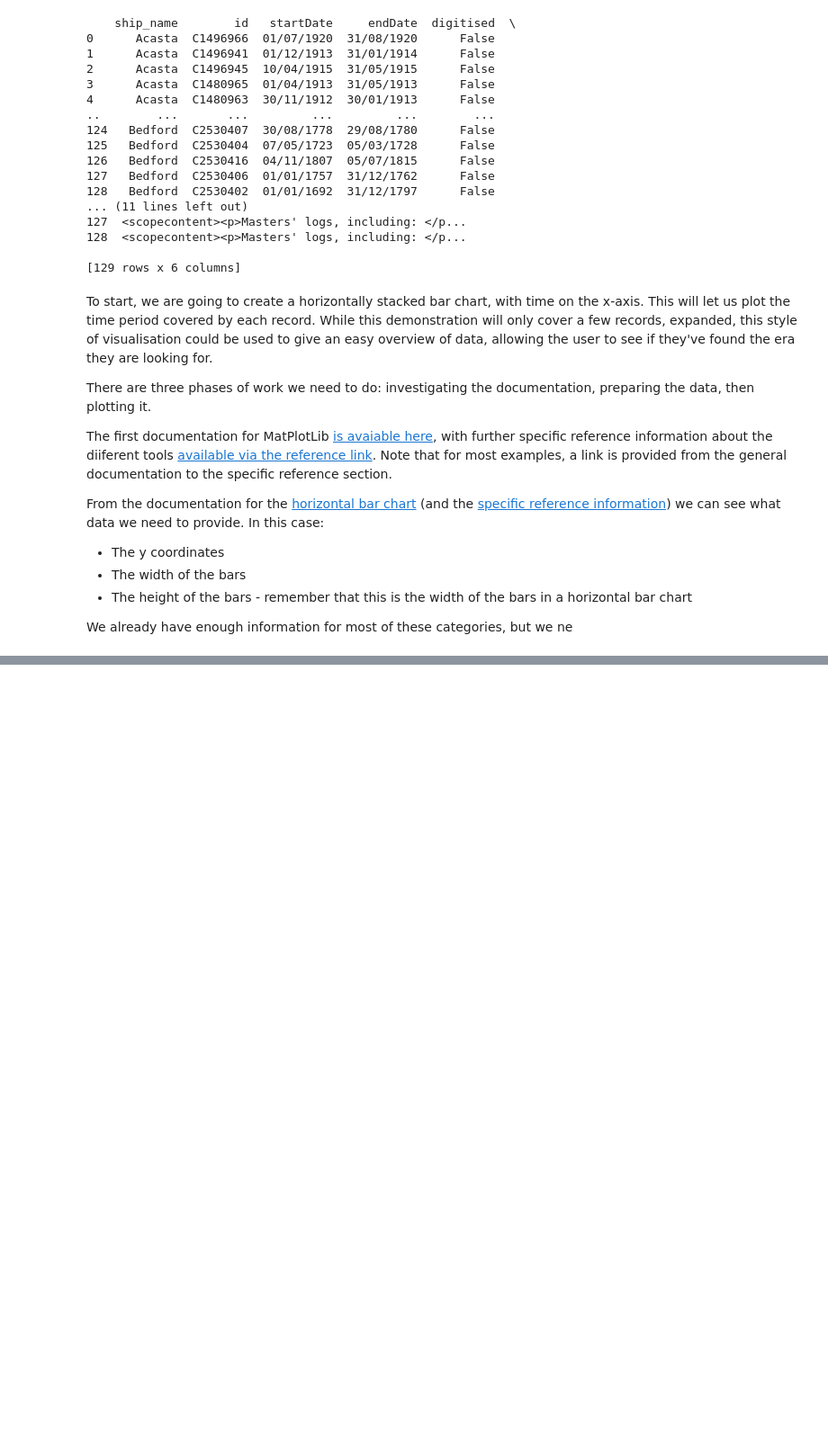
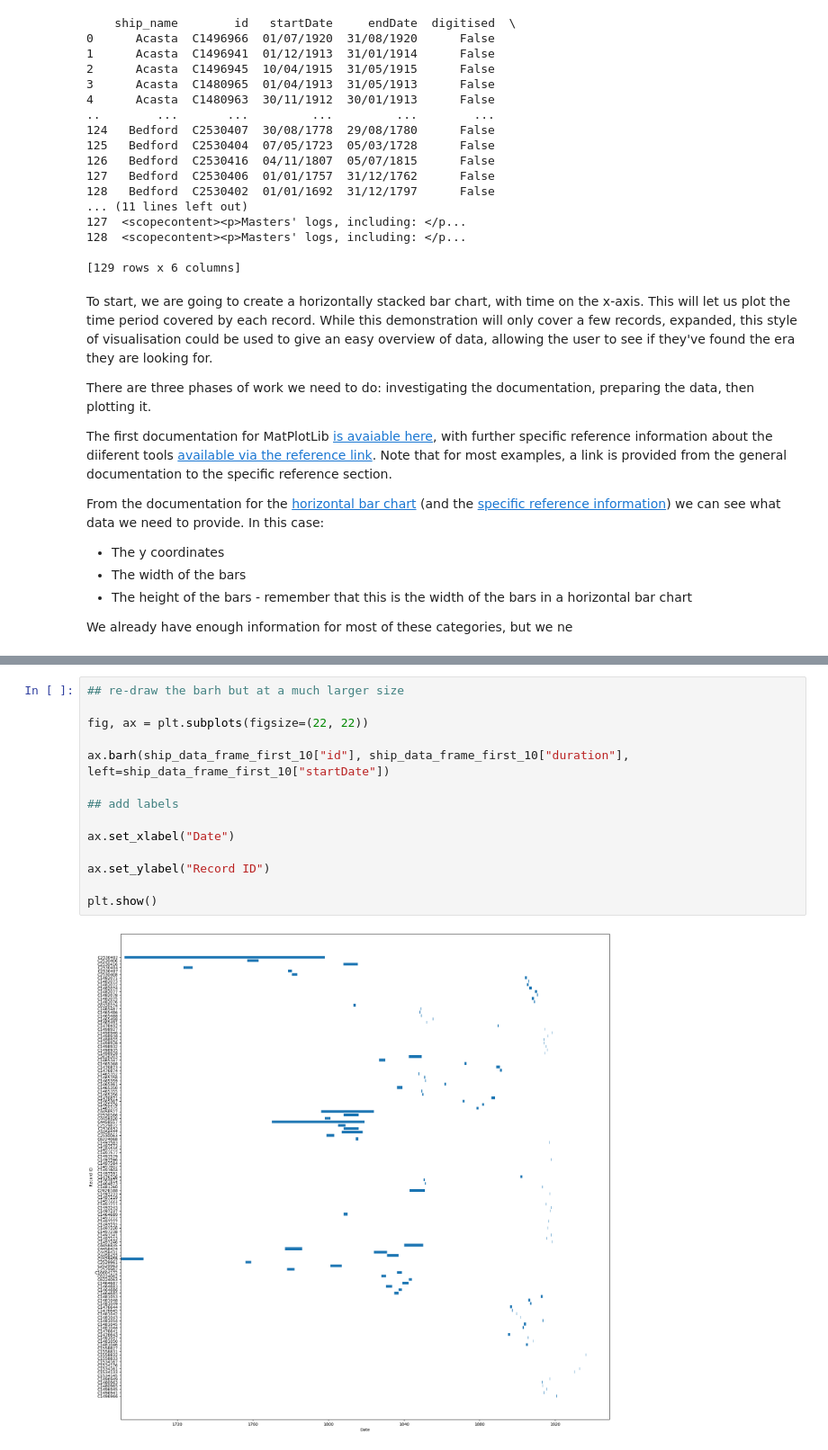
Before and after one commit to rae-drt/tna-exploratory-notebooks, a Jupyter notebook: 3-visualising-results.ipynb, the cells around one changed output, grey strips where cells are left out. Shown at 90% size. Cells and saved outputs as stored; diff of their text form; blank space fills up the shorter version.

```diff
--- a/3-visualising-results.ipynb
+++ b/3-visualising-results.ipynb
@@ -151,0 +126,16 @@ See the caveats in the documentation: https://pandas.pydata.org/pandas-docs/stab
+# %%
+## re-draw the barh but at a much larger size
+
+fig, ax = plt.subplots(figsize=(22, 22))
+
+ax.barh(ship_data_frame_first_10["id"], ship_data_frame_first_10["duration"], left=ship_data_frame_first_10["startDate"])
+
+## add labels
+
+ax.set_xlabel("Date")
+
+ax.set_ylabel("Record ID")
+
+plt.show()
+# %% [output]
+[figure, added]
```
Also changed, not shown: parts of 4 cells of this notebook.
